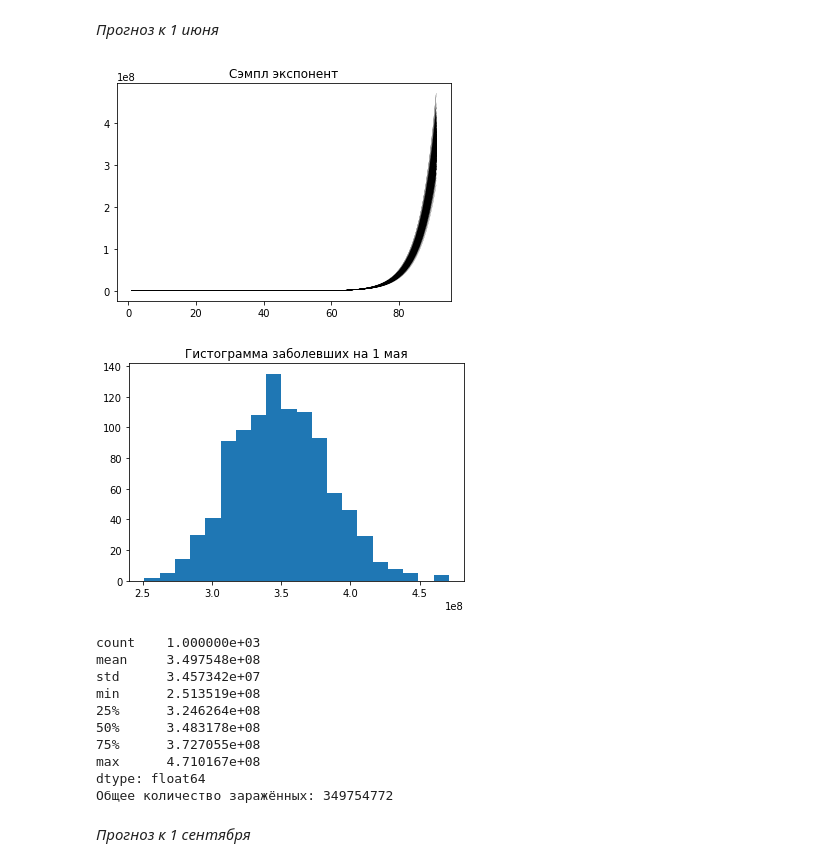
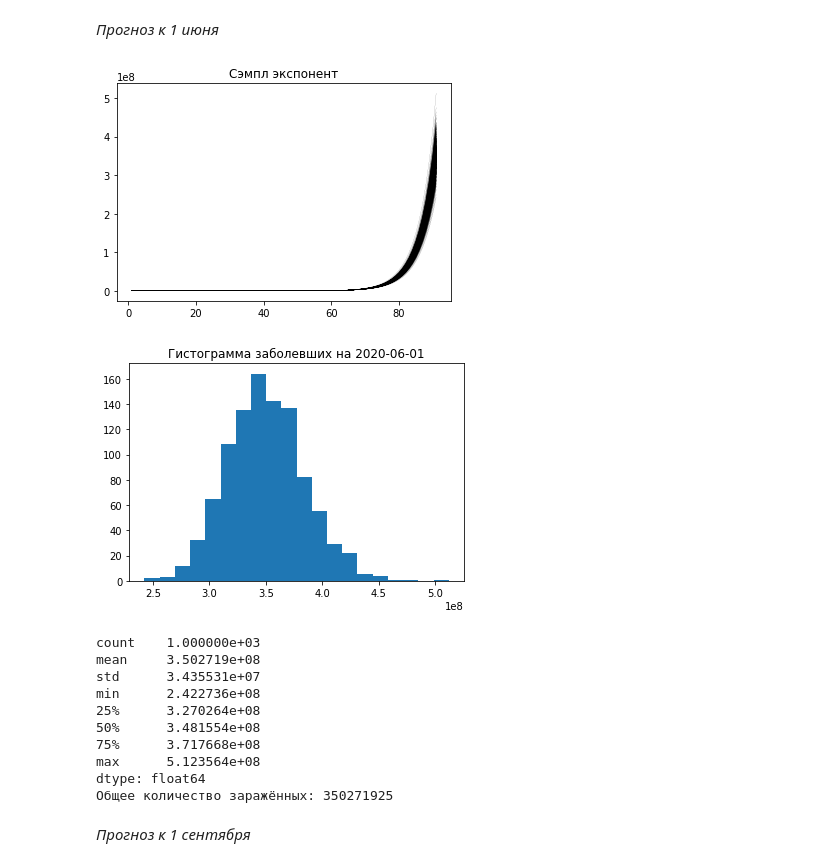
Before and after one commit to MelekhDA/made_advanced_ml, a Jupyter notebook: homework_1/homework_1.ipynb, the cells around one changed output. Saved outputs shown, nothing was run; the diff lists cells and outputs as text; code cells hidden in the pictures.

```diff
--- a/homework_1/homework_1.ipynb
+++ b/homework_1/homework_1.ipynb
@@ -257,22 +259,19 @@ dtype: float64
 # %% [markdown]
 *Прогноз к 1 июня*
-# %%
-N_SAMPLE_MAY = 1000
-DATE_MAY = datetime.datetime(year=2020, month=6, day=1)
-
-predict_on_future_using_sample(DATE_MAY, N_SAMPLE_MAY)
-# %% [output]
-[figure, removed]
-[figure, removed]
-count    1.000000e+03
-mean     3.497548e+08
-std      3.457342e+07
-min      2.513519e+08
-25%      3.246264e+08
-50%      3.483178e+08
-75%      3.727055e+08
-max      4.710167e+08
-dtype: float64
-Общее количество заражённых: 349754772
+# %%
+predict_in_future_using_sample(DATE_JUNE, N_SAMPLE)
+# %% [output]
+[figure, added]
+[figure, added]
+count    1.000000e+03
+mean     3.502719e+08
+std      3.435531e+07
+min      2.422736e+08
+25%      3.270264e+08
+50%      3.481554e+08
+75%      3.717668e+08
+max      5.123564e+08
+dtype: float64
+Общее количество заражённых: 350271925
 # %% [markdown]
 *Прогноз к 1 сентября*
```
Also changed, not shown: parts of 6 cells of this notebook.
